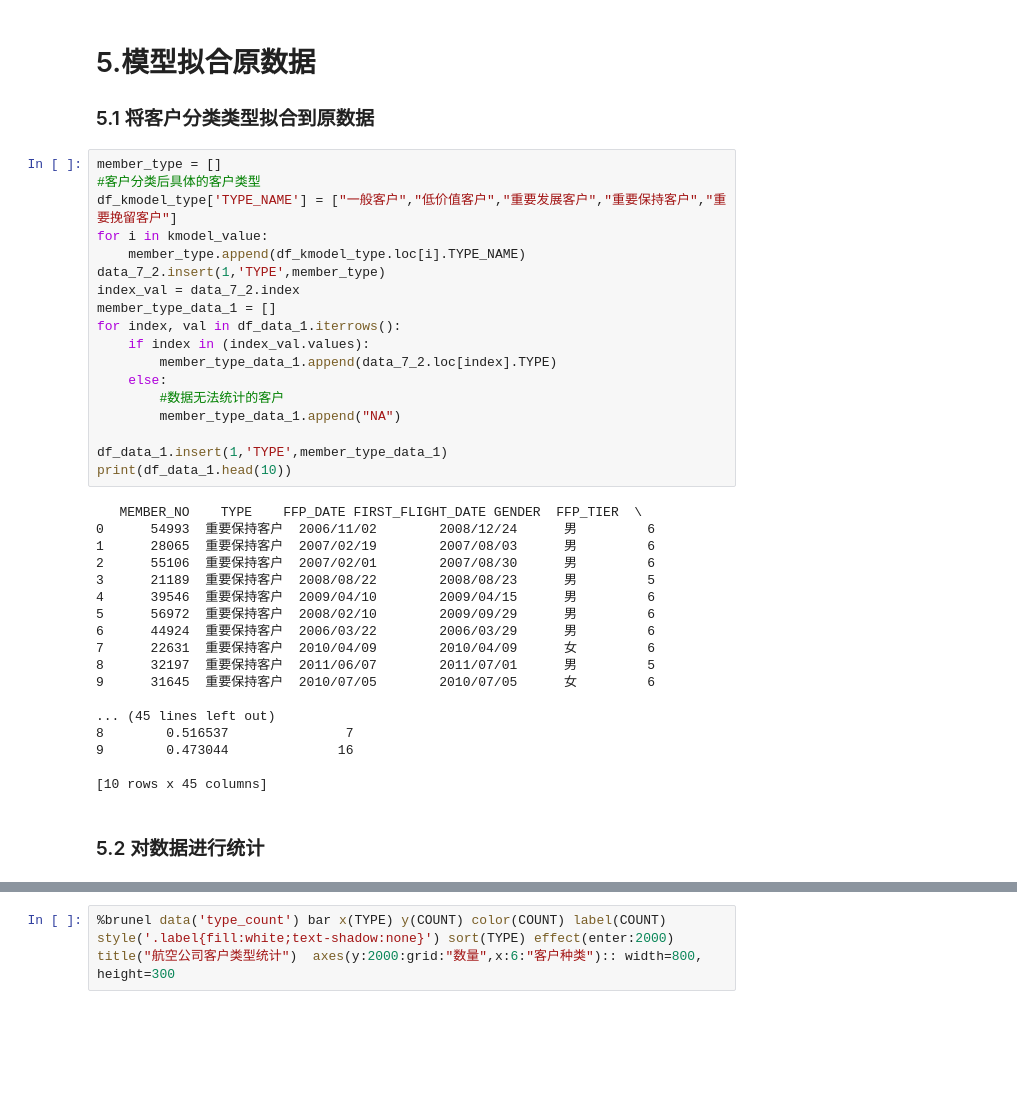
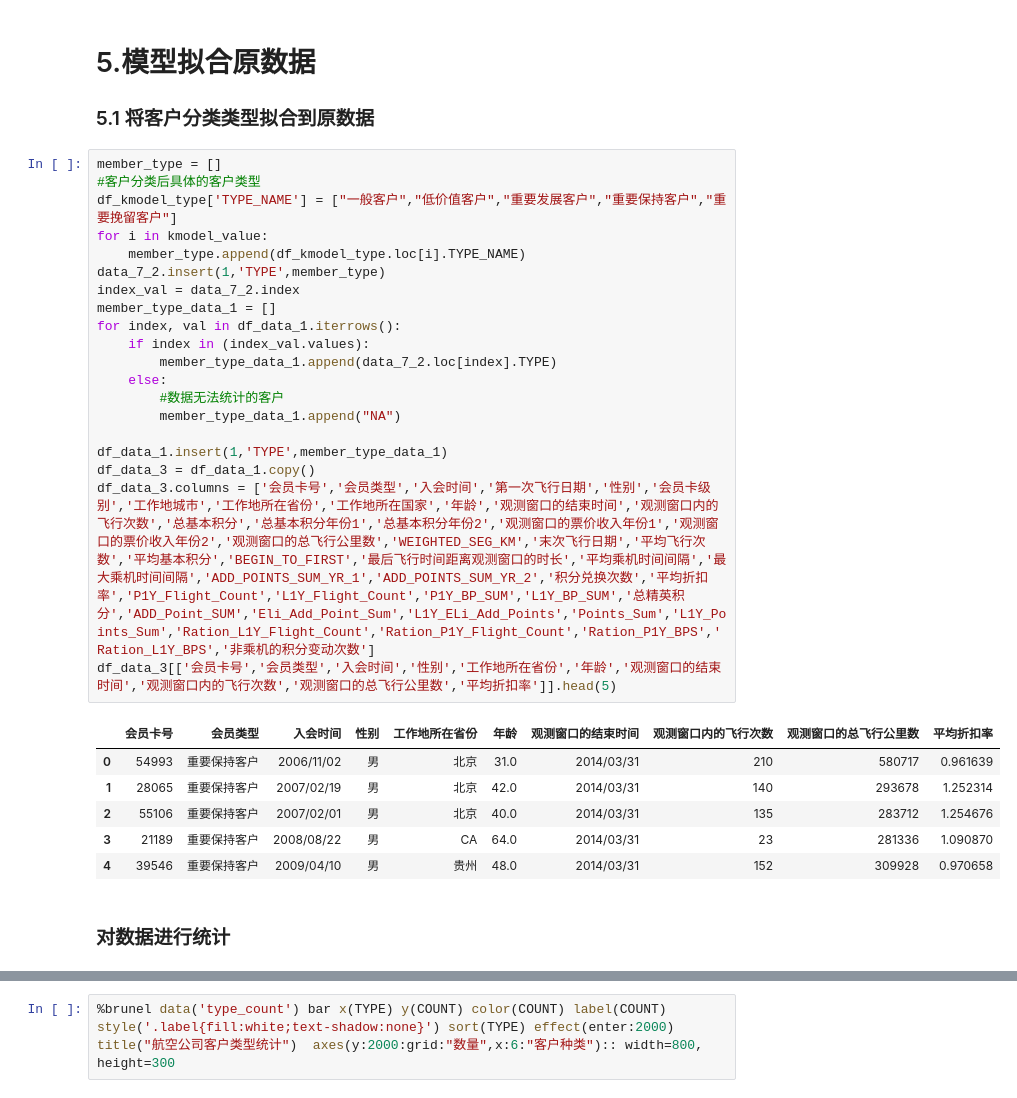
Before and after one commit to ultradawn/mydsx, a Jupyter notebook: LRFMC_Model.ipynb, the cells around one changed output, grey strips where cells are left out. Cells and saved outputs as stored; diff of their text form; blank space fills up the shorter version.

```diff
--- a/LRFMC_Model.ipynb
+++ b/LRFMC_Model.ipynb
@@ -197,42 +255,32 @@ print("每个客户所对应的客户类型:",kmodel_value)
 # %%
 member_type = []
 #客户分类后具体的客户类型
 df_kmodel_type['TYPE_NAME'] = ["一般客户","低价值客户","重要发展客户","重要保持客户","重要挽留客户"]
 for i in kmodel_value:
     member_type.append(df_kmodel_type.loc[i].TYPE_NAME)
 data_7_2.insert(1,'TYPE',member_type)
 index_val = data_7_2.index
 member_type_data_1 = []
 for index, val in df_data_1.iterrows():
     if index in (index_val.values):
         member_type_data_1.append(data_7_2.loc[index].TYPE)
     else:
         #数据无法统计的客户
         member_type_data_1.append("NA")
 
 df_data_1.insert(1,'TYPE',member_type_data_1)
-print(df_data_1.head(10))
+df_data_3 = df_data_1.copy()
+df_data_3.columns = ['会员卡号','会员类型','入会时间','第一次飞行日期','性别','会员卡级别','工作地城市','工作地所在省份','工作地所在国家','年龄','观测窗口的结束时间','观测窗口内的飞行次数','总基本积分','总基本积分年份1','总基本积分年份2','观测窗口的票价收入年份1','观测窗口的票价收入年份2','观测窗口的总飞行公里数','WEIGHTED_SEG_KM','末次飞行日期','平均飞行次数','平均基本积分','BEGIN_TO_FIRST','最后飞行时间距离观测窗口的时长','平均乘机时间间隔','最大乘机时间间隔','ADD_POINTS_SUM_YR_1','ADD_POINTS_SUM_YR_2','积分兑换次数','平均折扣率','P1Y_Flight_Count','L1Y_Flight_Count','P1Y_BP_SUM','L1Y_BP_SUM','总精英积分','ADD_Point_SUM','Eli_Add_Point_Sum','L1Y_ELi_Add_Points','Points_Sum','L1Y_Points_Sum','Ration_L1Y_Flight_Count','Ration_P1Y_Flight_Count','Ration_P1Y_BPS','Ration_L1Y_BPS','非乘机的积分变动次数']
+df_data_3[['会员卡号','会员类型','入会时间','性别','工作地所在省份','年龄','观测窗口的结束时间','观测窗口内的飞行次数','观测窗口的总飞行公里数','平均折扣率']].head(5)
 # %% [output]
-   MEMBER_NO    TYPE    FFP_DATE FIRST_FLIGHT_DATE GENDER  FFP_TIER  \
-0      54993  重要保持客户  2006/11/02        2008/12/24      男         6
-1      28065  重要保持客户  2007/02/19        2007/08/03      男         6
-2      55106  重要保持客户  2007/02/01        2007/08/30      男         6
-3      21189  重要保持客户  2008/08/22        2008/08/23      男         5
-4      39546  重要保持客户  2009/04/10        2009/04/15      男         6
-5      56972  重要保持客户  2008/02/10        2009/09/29      男         6
-6      44924  重要保持客户  2006/03/22        2006/03/29      男         6
-7      22631  重要保持客户  2010/04/09        2010/04/09      女         6
-8      32197  重要保持客户  2011/06/07        2011/07/01      男         5
-9      31645  重要保持客户  2010/07/05        2010/07/05      女         6
-
-... (45 lines left out)
-8        0.516537               7
-9        0.473044              16
-
-[10 rows x 45 columns]
+|  | 会员卡号 | 会员类型 | 入会时间 | 性别 | 工作地所在省份 | 年龄 | 观测窗口的结束时间 | 观测窗口内的飞行次数 | 观测窗口的总飞行公里数 | 平均折扣率 |
+| 0 | 54993 | 重要保持客户 | 2006/11/02 | 男 | 北京 | 31.0 | 2014/03/31 | 210 | 580717 | 0.961639 |
+| 1 | 28065 | 重要保持客户 | 2007/02/19 | 男 | 北京 | 42.0 | 2014/03/31 | 140 | 293678 | 1.252314 |
+| 2 | 55106 | 重要保持客户 | 2007/02/01 | 男 | 北京 | 40.0 | 2014/03/31 | 135 | 283712 | 1.254676 |
+| 3 | 21189 | 重要保持客户 | 2008/08/22 | 男 | CA | 64.0 | 2014/03/31 | 23 | 281336 | 1.090870 |
+| 4 | 39546 | 重要保持客户 | 2009/04/10 | 男 | 贵州 | 48.0 | 2014/03/31 | 152 | 309928 | 0.970658 |
-# %% [markdown]
-<a id="lrfmc_5_2"></a>
-### 5.2 对数据进行统计
+# %% [markdown]
+### 对数据进行统计
 # %%
 df_data_1_group = df_data_1.groupby('TYPE')
 type_count = df_data_1_group.size().reset_index()
```
Also changed, not shown: parts of 18 cells of this notebook.
